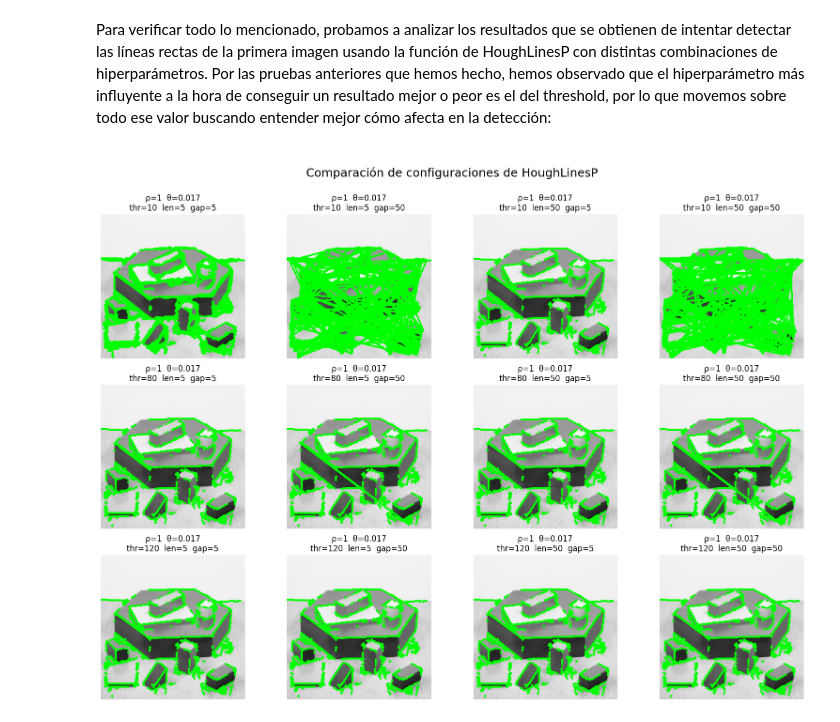
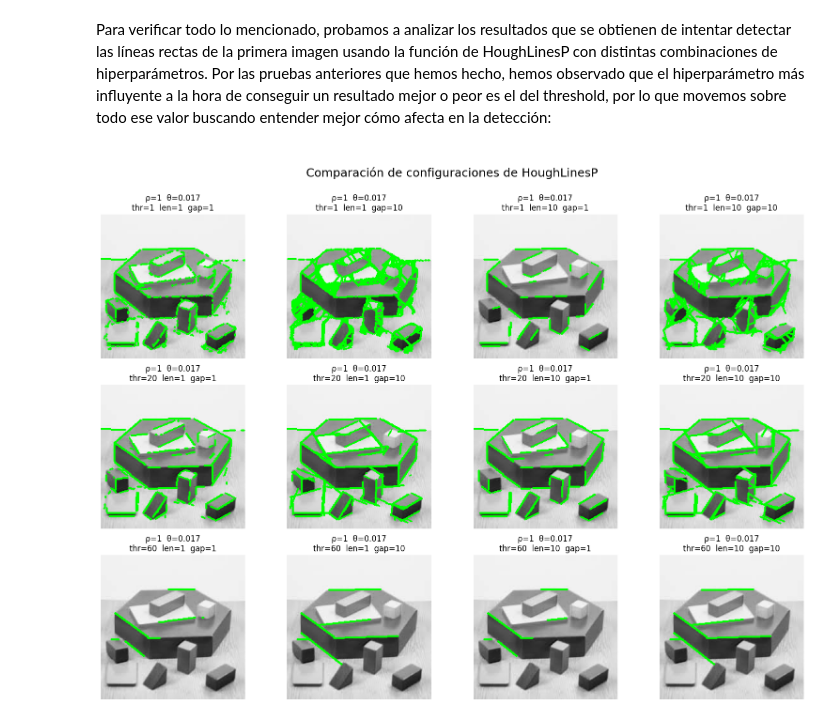
Before and after one commit to andresgilvicente/computer-vision-I-labs, a Jupyter notebook: Lab_4/src/partA.ipynb, the cells around one changed output. Drawn from its saved outputs; the diff is of its cells as text; code cells hidden in the pictures.

```diff
--- a/Lab_4/src/partA.ipynb
+++ b/Lab_4/src/partA.ipynb
@@ -525,14 +548,19 @@ import matplotlib.pyplot as plt
 # -------------------------------------------------------------------
 rho_values            = [1] # 2]
 theta_values          = [np.pi/180] #, np.pi/90]
-threshold_values      = [10, 80, 120]
-min_length_values     = [5, 50]
-max_gap_values        = [5, 50]
+threshold_values      = [1, 20, 60]
+min_length_values     = [1, 10]
+max_gap_values        = [1, 10]
 
 # -------------------------------------------------------------------
 # Imagen sobre la que probar
 # -------------------------------------------------------------------
-img = imgs[0].copy()     # Imagen original
+
+# Hacemos una copia de las imágenes originales ya que al pintar sobre ellas las estaremos sobreescribiendo
+imgs_plot = load_images(imgs_path)
+
+img = imgs_plot[0].copy()     # Imagen original
+
 gray = cv2.cvtColor(img, cv2.COLOR_BGR2GRAY)
 edges = cv2.Canny(gray, 70, 120)
 
@@ -555,6 +583,11 @@ for rho in rho_values:
                                             threshold=th,
                                             minLineLength=min_len,
                                             maxLineGap=max_gap)
+
+                    # Hacemos una copia de las imágenes originales ya que al pintar sobre ellas las estaremos sobreescribiendo
+                    imgs_plot = load_images(imgs_path)
+
+                    img = imgs_plot[0].copy()     # Imagen original
 
                     # Copia para dibujar resultados
                     img_res = img.copy()
@@ -568,32 +601,32 @@ for rho in rho_values:
                         "rho": rho,
                         "theta": theta,
                         "threshold": th,
                         "min_len": min_len,
                         "max_gap": max_gap,
                         "image": img_res
                     })
 
 # -------------------------------------------------------------------
 # MOSTRAR RESULTADOS EN GRID
 # -------------------------------------------------------------------
 N = len(results)
 cols = 4
 rows = int(np.ceil(N / cols))
 
 plt.figure(figsize=(16, 4 * rows))
 
 for i, res in enumerate(results):
     plt.subplot(rows, cols, i + 1)
     plt.imshow(cv2.cvtColor(res["image"], cv2.COLOR_BGR2RGB))
     plt.title(
         f"ρ={res['rho']}  θ={round(res['theta'],3)}\n"
         f"thr={res['threshold']}  len={res['min_len']}  gap={res['max_gap']}"
     )
     plt.axis('off')
 
 plt.suptitle("\nComparación de configuraciones de HoughLinesP\n", fontsize=18)
 plt.tight_layout()
 plt.show()
 # %% [output]
-[figure, old version]
+[figure, new version]
 # %% [markdown]
```
Also changed, not shown: parts of 24 cells of this notebook.
